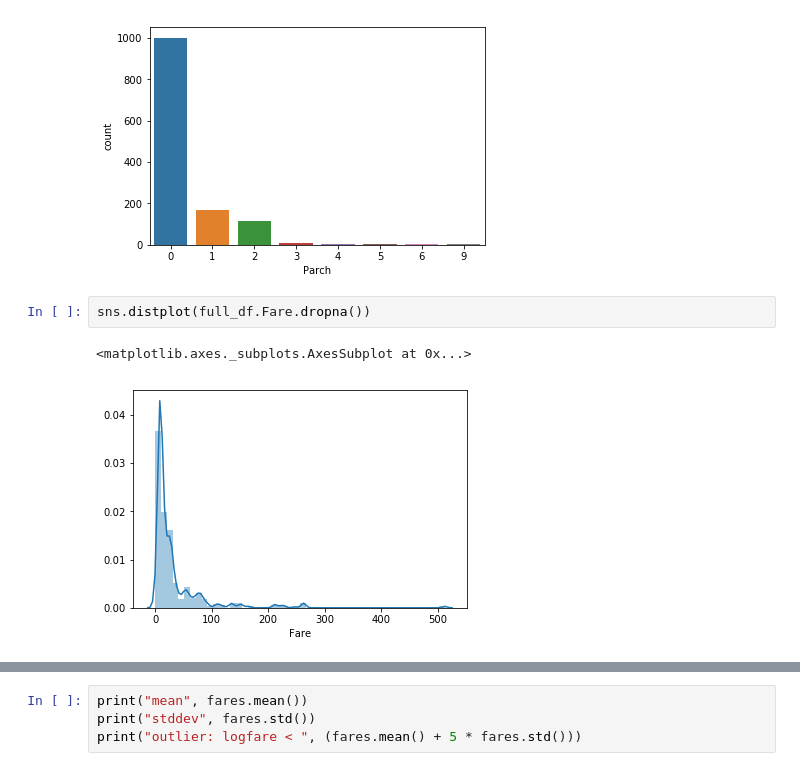
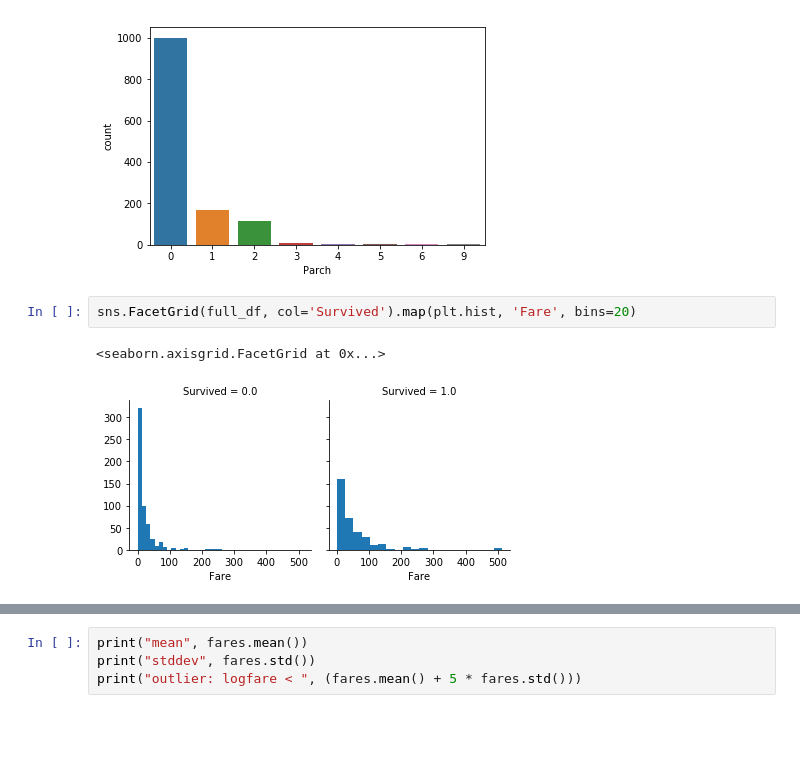
Before and after one commit to keijak/kaggle-pub, a Jupyter notebook: titanic/EDA.ipynb, the cells around one changed output, grey strips where cells are left out. Cells and saved outputs as stored; diff of their text form; blank space fills up the shorter version.

```diff
--- a/titanic/EDA.ipynb
+++ b/titanic/EDA.ipynb
@@ -104,8 +120,8 @@ sns.countplot(full_df.Parch)
 # %% [output]
 <matplotlib.axes._subplots.AxesSubplot at 0x...>
 [figure]
-# %%
-sns.distplot(full_df.Fare.dropna())
-# %% [output]
-<matplotlib.axes._subplots.AxesSubplot at 0x...>
-[figure, removed]
+# %%
+sns.FacetGrid(full_df, col='Survived').map(plt.hist, 'Fare', bins=20)
+# %% [output]
+<seaborn.axisgrid.FacetGrid at 0x...>
+[figure, added]
```
Also changed, not shown: parts of 8 cells of this notebook, 3 other files.
